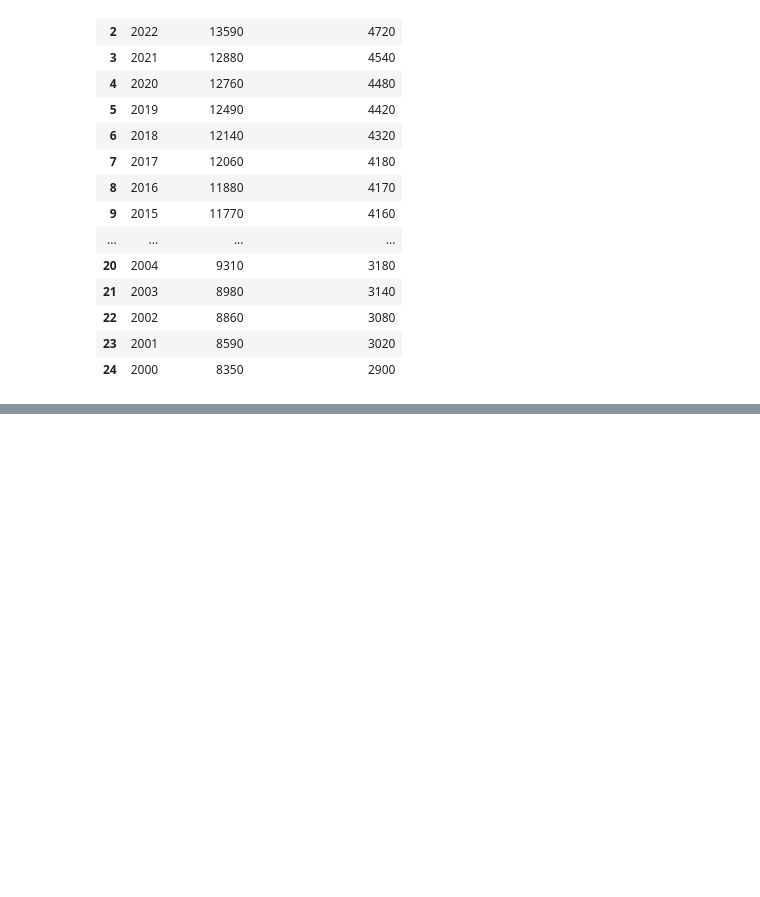
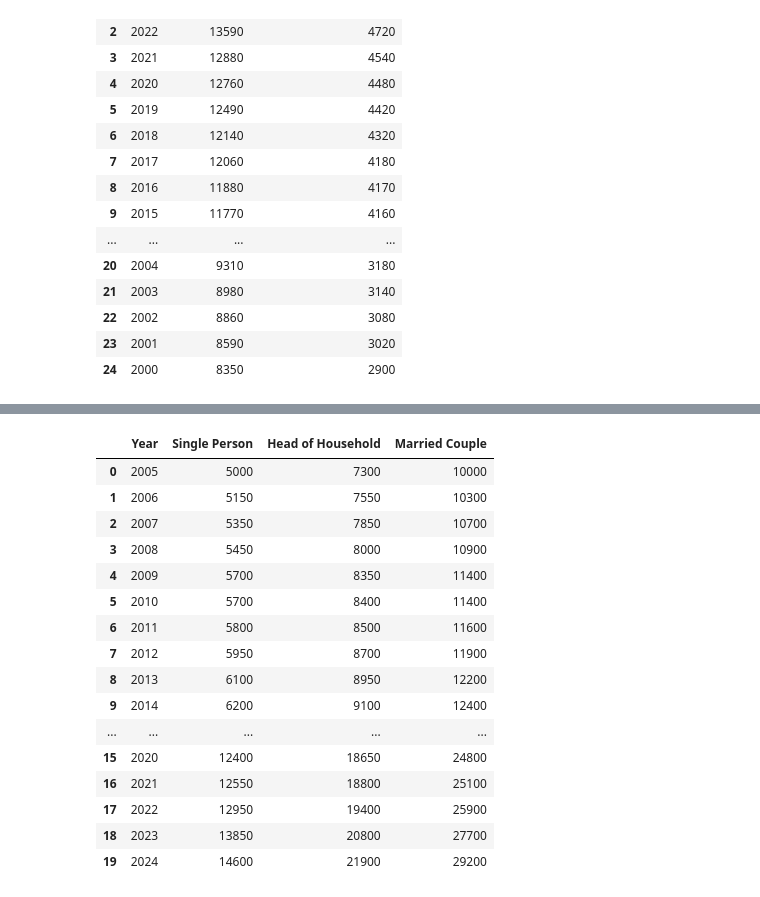
Before and after one commit to will-r61/honors_thesis, a Jupyter notebook: notebooks/clean_admin_data.ipynb, the cells around one changed output, grey strips where cells are left out. Saved outputs shown, nothing was run; the diff lists cells and outputs as text; code cells hidden in the pictures; blank space fills up the shorter version.

```diff
--- a/notebooks/clean_admin_data.ipynb
+++ b/notebooks/clean_admin_data.ipynb
@@ -60,0 +107,23 @@ fpl_levels.to_csv("../data/administrative_info/cleaned/fpl.csv")
+# %%
+sd.loc[:, 'Single Person'] = sd['Single Person'].str.replace(r'\D+', '', regex=True).astype(int)
+sd.loc[:, 'Head of Household'] = sd['Head of Household'].str.replace(r'\D+', '', regex=True).astype(int)
+sd.loc[:, 'Married Couple'] = sd['Married Couple'].str.replace(r'\D+', '', regex=True).astype(int)
+sd
+# %% [output]
+|  | Year | Single Person | Head of Household | Married Couple |
+| 0 | 2005 | 5000 | 7300 | 10000 |
+| 1 | 2006 | 5150 | 7550 | 10300 |
+| 2 | 2007 | 5350 | 7850 | 10700 |
+| 3 | 2008 | 5450 | 8000 | 10900 |
+| 4 | 2009 | 5700 | 8350 | 11400 |
+| 5 | 2010 | 5700 | 8400 | 11400 |
+| 6 | 2011 | 5800 | 8500 | 11600 |
+| 7 | 2012 | 5950 | 8700 | 11900 |
+| 8 | 2013 | 6100 | 8950 | 12200 |
+| 9 | 2014 | 6200 | 9100 | 12400 |
+| ... | ... | ... | ... | ... |
+| 15 | 2020 | 12400 | 18650 | 24800 |
+| 16 | 2021 | 12550 | 18800 | 25100 |
+| 17 | 2022 | 12950 | 19400 | 25900 |
+| 18 | 2023 | 13850 | 20800 | 27700 |
+| 19 | 2024 | 14600 | 21900 | 29200 |
```
Also changed, not shown: parts of 5 cells of this notebook, 2 other files.
